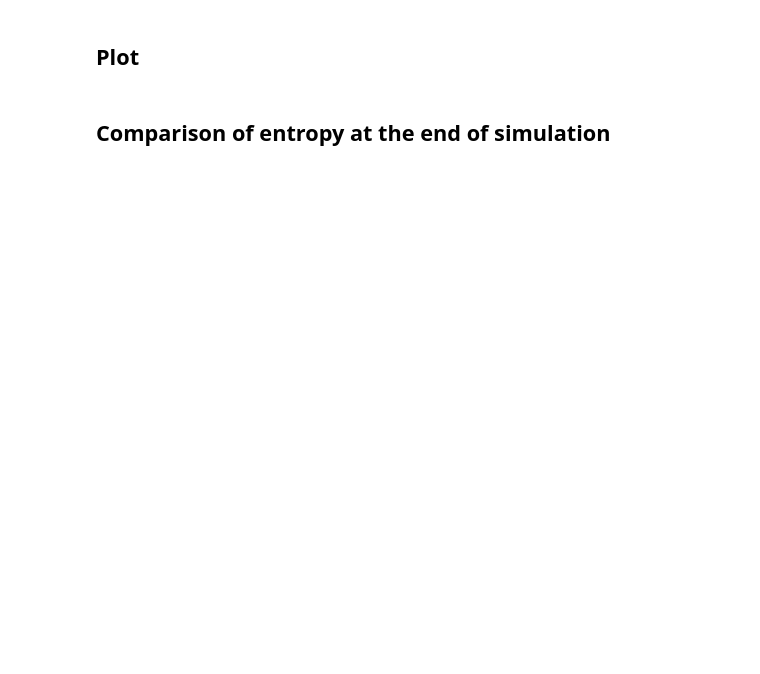
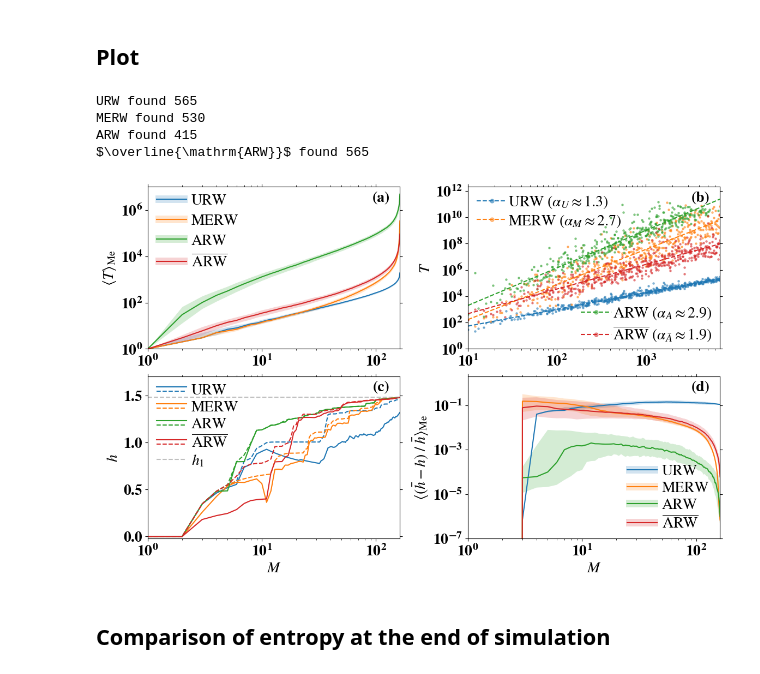
Before and after one commit to gabriele-di-bona/ARW, a Jupyter notebook: notebooks/plots_analysis.ipynb, the cells around one changed output. Cells and saved outputs as stored; diff of their text form; code cells hidden in the pictures; blank space fills up the shorter version.

Commit message:
updated legend in fig 3SM(b)

```diff
--- a/notebooks/plots_analysis.ipynb
+++ b/notebooks/plots_analysis.ipynb
@@ -1645,7 +1723,8 @@ for column,algorithm in enumerate(algorithms):
         ax.scatter(tmp[N_or_M_list_keyword + "_list"],tmp["covering_time"],s=markersize,label=label, alpha=alpha_scatter,color=colors[column])
         slope, intercept, std_err = powerLawRegrPoints(tmp[N_or_M_list_keyword + "_list"], tmp["covering_time"])
         if algorithm == ARW_no_norm:
-            label = algorithm + r" ($\alpha_{%s} \approx %.1f$)"%("AN",slope,)
+#             label = algorithm + r" ($\alpha_{\overline{\mathrm{A}}} \approx %.1f$)"%(slope,)
+            label = algorithm + r" ($\alpha_{\bar{A}} \approx %.1f$)"%(slope,)
         else:
             label = algorithm + r" ($\alpha_{%s} \approx %.1f$)"%(algorithm[0],slope,)
         labels.append(label)
@@ -1740,33 +1819,39 @@ for name_graph in graphs.keys():
             q2 = np.array([q2_error_results_fig_SM3_D[name_graph][algorithm][i] if i in indices else almost_0 for i in range(len(q1))])
             q3 = np.array([q3_error_results_fig_SM3_D[name_graph][algorithm][i] if i in indices else almost_0 for i in range(len(q1))])
             ax.plot(links_list,q2,label=algorithm, alpha=1,color=colors[color_id])
             ax.fill_between(links_list, q1, q3, color=colors[color_id], alpha = 0.2,lw=0)
 
     ax.axhline(0, ls="--", color="gray")
     ax.set_xscale("log")
     ax.set_xlabel(r"$M$")
 
     left = 1
     right = max_M_D[name_graph]
     ax.set_xlim(left=left,right=right)
     ax.set_xticks(np.geomspace(left,10**int(np.log10(right)),num=int(np.log10(right)-np.log10(left)+1)))
     ax.set_yscale("log")
     ax.set_ylim(top = 2, bottom = 1e-7)
     ax.set_ylabel(r"$\langle (\bar{h} - h) \; / \; \bar{h}\rangle_\mathrm{Me}$")
 
     leg = ax.legend([(colors[i],matplotlib.colors.to_rgba(colors[i], 0.2)) for i in range(len(algorithms))], algorithms,
                            handler_map={tuple: line_and_filled_handle()},
                     handletextpad=0.3,
                            loc='lower right', bbox_to_anchor=(1.01, -0.04), markerscale=1,
                     prop={'weight':'normal'},
                     frameon=False, edgecolor=matplotlib.colors.to_rgba("gray", 1), facecolor=(1, 1, 1, 0.1),
                     labelspacing = 0.2,
                     )
 
     ax.text(0.96, 0.975, "(%s)"%(letters[counter].lower()), fontsize=20, transform=ax.transAxes, horizontalalignment='right', verticalalignment='top')
 
 os.makedirs(root_dir + "figures", exist_ok=True)
 fig.savefig(root_dir + "figures/FigSM_3_no_renormalization.pdf",bbox_inches="tight")
+# %% [output]
+URW found 565
+MERW found 530
+ARW found 415
+$\overline{\mathrm{ARW}}$ found 565
+[figure, added]
 # %% [markdown]
 ## Comparison of entropy at the end of simulation
 # %%
```
Also changed, not shown: parts of 13 cells of this notebook.
